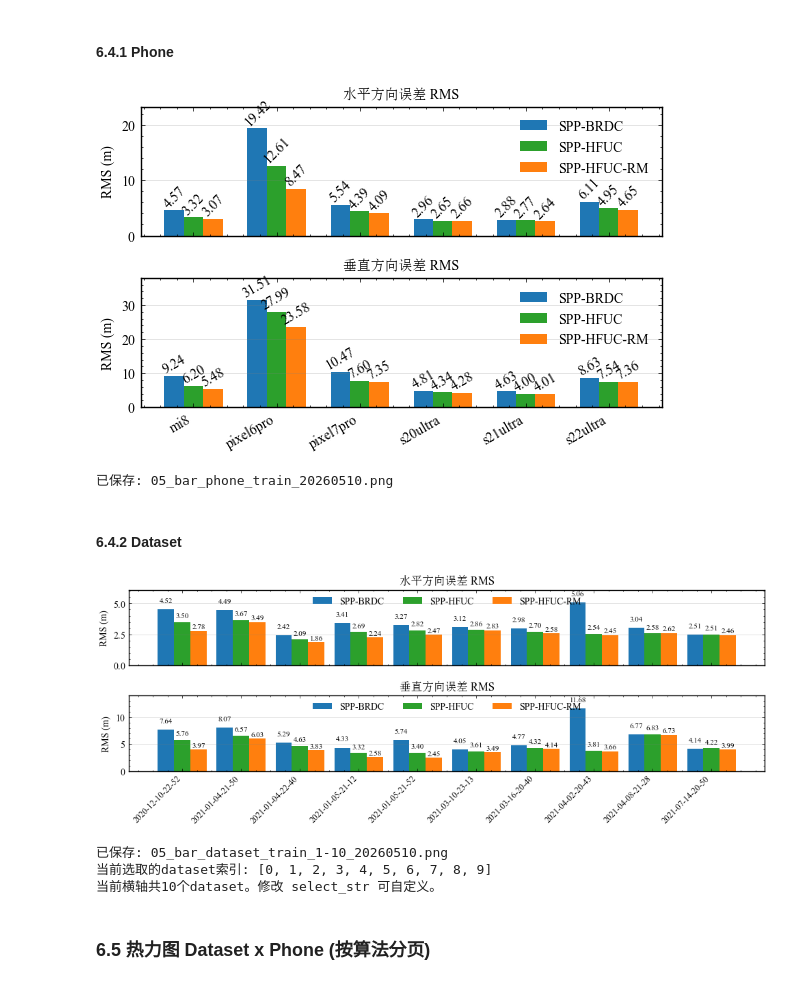
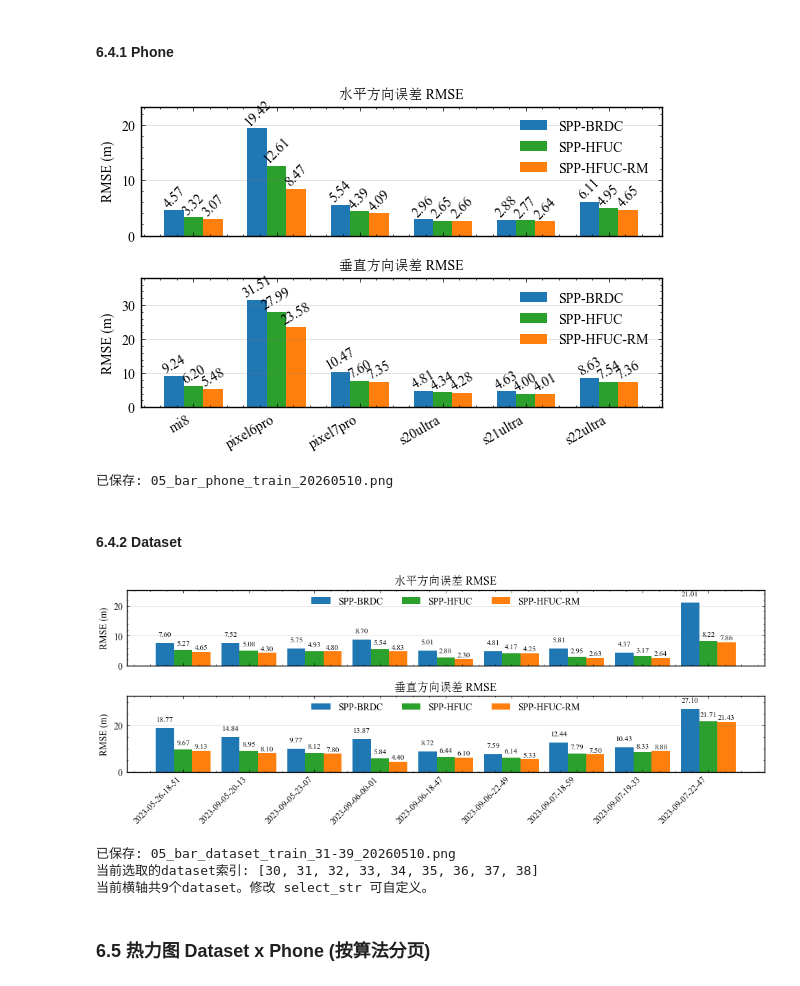
Before and after one commit to ColourDyeing/Hybrid-frequency-spp, a Jupyter notebook: Testing-Data/python/05_Scientific_Drawing.ipynb, the cells around one changed output. Saved outputs shown, nothing was run; the diff lists cells and outputs as text; code cells hidden in the pictures.

```diff
--- a/Testing-Data/python/05_Scientific_Drawing.ipynb
+++ b/Testing-Data/python/05_Scientific_Drawing.ipynb
@@ -1038,8 +1038,8 @@ for i, algo in enumerate(algo_labels):
                 f'{val:.2f}', ha='center', va='bottom', fontsize=10, rotation=45
             )
 
-axes[0].set_ylabel('RMS (m)', fontsize=10)
-axes[0].set_title('水平方向误差 RMS', fontsize=10)
+axes[0].set_ylabel('RMSE (m)', fontsize=10)
+axes[0].set_title('水平方向误差 RMSE', fontsize=10)
 axes[0].set_xticks(x)
 axes[0].set_xticklabels(phone_labels, rotation=30, ha='right', fontsize=10)
 axes[0].tick_params(axis='y', labelsize=10)
@@ -1070,8 +1070,8 @@ for i, algo in enumerate(algo_labels):
                 f'{val:.2f}', ha='center', va='bottom', fontsize=10, rotation=30
             )
 
-axes[1].set_ylabel('RMS (m)', fontsize=10)
-axes[1].set_title('垂直方向误差 RMS', fontsize=10)
+axes[1].set_ylabel('RMSE (m)', fontsize=10)
+axes[1].set_title('垂直方向误差 RMSE', fontsize=10)
 axes[1].set_xticks(x)
 axes[1].set_xticklabels(phone_labels, rotation=30, ha='right', fontsize=10)
 axes[1].tick_params(axis='y', labelsize=10)
@@ -1085,14 +1085,14 @@ plt.savefig(join(DRAW_DIR, f'05_bar_phone_{DATA_SET}_{today_str}.png'), dpi=300,
 plt.show()
 print(f'已保存: 05_bar_phone_{DATA_SET}_{today_str}.png')
 # %% [output]
-[figure, old version]
+[figure, new version]
 已保存: 05_bar_phone_train_20260510.png
 # %% [markdown]
 #### 6.4.2 Dataset
 # %%
 # 手动设定选取哪些dataset（支持"1"、"1-10"、"2,5,7"等形式）
 # 例：select_str = "1-10" 只画前10个；select_str = "1,3,7,15-19"画第1,3,7,15,16,17,18,19个
-select_str = "11-20"  # <== 在这里手动调整区间或列表
+select_str = "31-40"  # <== 在这里手动调整区间或列表
 
 ordered_datasets = sorted(df_merged['dataset'].unique())
 
@@ -1175,8 +1175,8 @@ for i, algo in enumerate(algo_labels):
                 f'{val:.2f}', ha='center', va='bottom', fontsize=8
             )
 
-axes[0].set_ylabel('RMS (m)')
-axes[0].set_title('水平方向误差 RMS')
+axes[0].set_ylabel('RMSE (m)')
+axes[0].set_title('水平方向误差 RMSE')
 axes[0].set_xticks(x)
 axes[0].set_xticklabels(
     xtick_labels,
@@ -1217,39 +1217,39 @@ for i, algo in enumerate(algo_labels):
                 bar.get_x() + bar.get_width()/2, label_y,
                 f'{val:.2f}', ha='center', va='bottom', fontsize=8
             )
 
-axes[1].set_ylabel('RMS (m)')
-axes[1].set_title('垂直方向误差 RMS')
+axes[1].set_ylabel('RMSE (m)')
+axes[1].set_title('垂直方向误差 RMSE')
 axes[1].set_xticks(x)
 axes[1].set_xticklabels(
     xtick_labels,
     rotation=45 if n_datasets<=20 else 90,
     ha='right',
     fontsize=9 if n_datasets<=20 else 7
 )
 axes[1].grid(True, alpha=0.3, axis='y')
 axes[1].legend(
     framealpha=0.8, edgecolor='k',
     loc="upper center", bbox_to_anchor=(0.5, 0.98), ncol=n_algos, borderaxespad=0.1
 )
 ymax = np.nanmax(rms_u_vals)*1.2 if np.nanmax(rms_u_vals) > 0 else 1
 axes[1].set_ylim(0, ymax)
 
 # 图像输出名字增加首末索引信息（1-based）
 if sel_indices:
     idx_range_str = f"{sel_indices[0]+1}-{sel_indices[-1]+1}" if len(sel_indices) > 1 else f"{sel_indices[0]+1}"
 else:
     idx_range_str = "none"
 save_filename = f'05_bar_dataset_{DATA_SET}_{idx_range_str}_{today_str}.png'
 plt.tight_layout()
 plt.savefig(join(DRAW_DIR, save_filename), dpi=300, bbox_inches='tight')
 plt.show()
 print(f'已保存: {save_filename}\n当前选取的dataset索引: {sel_indices}\n当前横轴共{n_datasets}个dataset。修改 select_str 可自定义。')
 # %% [output]
-[figure, old version]
+[figure, new version]
-已保存: 05_bar_dataset_train_1-10_20260510.png
-当前选取的dataset索引: [0, 1, 2, 3, 4, 5, 6, 7, 8, 9]
-当前横轴共10个dataset。修改 select_str 可自定义。
+已保存: 05_bar_dataset_train_31-39_20260510.png
+当前选取的dataset索引: [30, 31, 32, 33, 34, 35, 36, 37, 38]
+当前横轴共9个dataset。修改 select_str 可自定义。
 # %% [markdown]
 ### 6.5 热力图 Dataset x Phone (按算法分页)
 # %%
```
